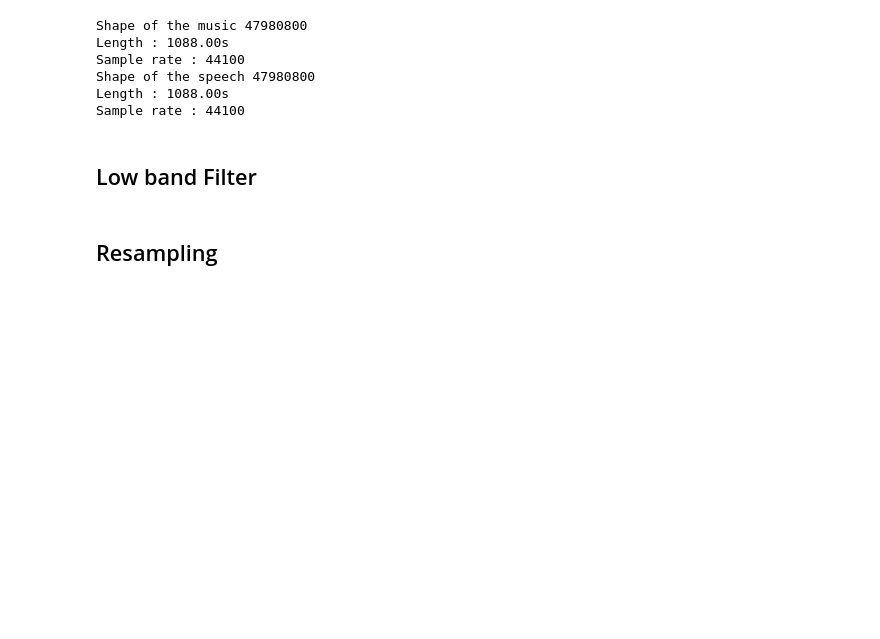
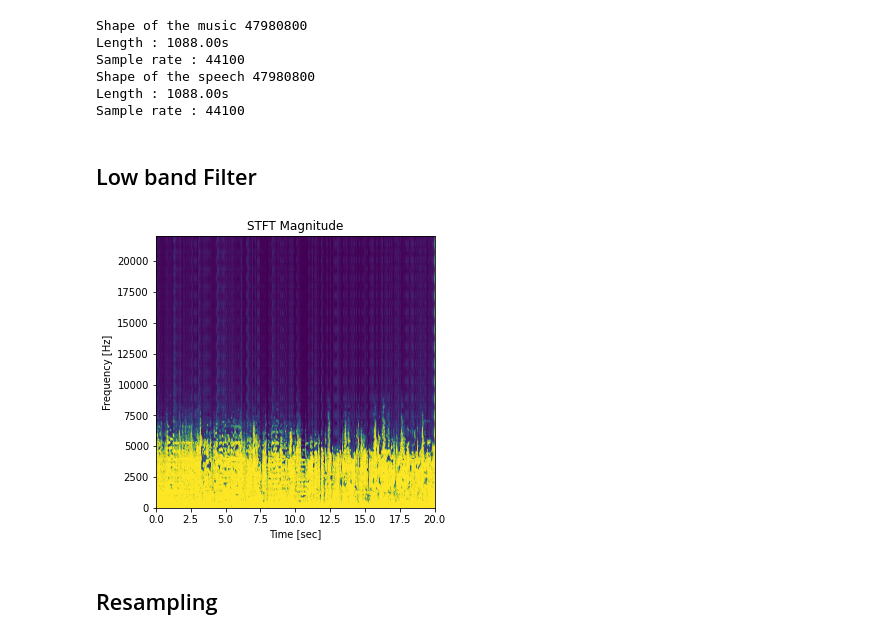
Before and after one commit to yacinebouaouni/Deep-Learning-Based-Speech-Separation, a Jupyter notebook: NMF/nmf_rayan.ipynb, the cells around one changed output. Cells and saved outputs as stored; diff of their text form; code cells hidden in the pictures; blank space fills up the shorter version.

```diff
--- a/NMF/nmf_rayan.ipynb
+++ b/NMF/nmf_rayan.ipynb
@@ -79,6 +78,17 @@ def butter_lowpass_filter(data, cutoff, fs, order=5):
     b, a = butter_lowpass(cutoff, fs, order=order)
     y = lfilter(b, a, data)
     return y
+# %%
+speech = butter_lowpass_filter(speech,4000,44100)
+WINDOW = 'hamming'
+WINDOW_SIZE=480
+OVERLAP = 0.6 * WINDOW_SIZE
+NFFT=512
+
+f,t,M= signal.stft(speech[:44100*20],44100,window=WINDOW,nperseg=WINDOW_SIZE,noverlap=OVERLAP,nfft=NFFT)    # spectrum  of music signal
+Viz_Y(t,f,np.abs(M), vmin=0, vmax=20)
+# %% [output]
+[figure, added]
 # %% [markdown]
 ## Resampling
 # %%
```
Also changed, not shown: parts of 15 cells of this notebook, 1 other file.
